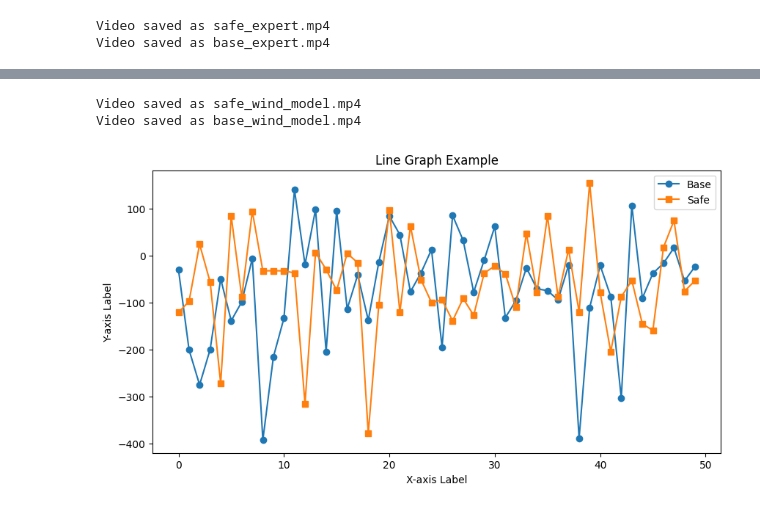
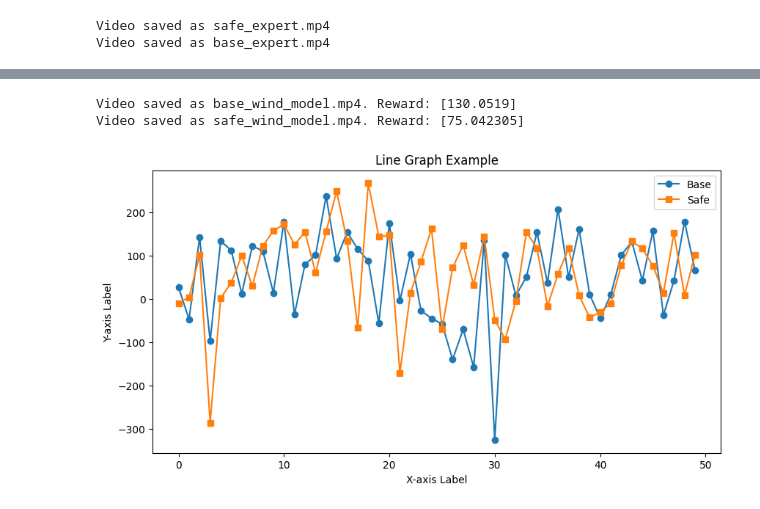
Before and after one commit to git-yogesh/SafeRL, a Jupyter notebook: Final Project.ipynb, the cells around one changed output, grey strips where cells are left out. Saved outputs shown, nothing was run; the diff lists cells and outputs as text; code cells hidden in the pictures.

```diff
--- a/Final Project.ipynb
+++ b/Final Project.ipynb
@@ -254,38 +324,51 @@ AttributeError: 'PPO' object has no attribute 'select_action'
 # %%
-reseed(77)
+reseed(145)
 
-safe_expert_wind_actor = PPOActor(ckpt=safe_ckpt + "_wind", environment=vec_env_base_wind_1)
-base_expert_wind_actor = PPOActor(ckpt=base_ckpt + "_wind", environment=vec_env_base_wind_1)
+vec_env_base_wind_1 = make_vec_env('LunarLander-v2', n_envs=1, wrapper_class=SafeLunarLanderWrapper, env_kwargs={"enable_wind": False,
+    "wind_power": 20.0}, wrapper_kwargs={"debug": True})
+
+base_expert_wind_actor = PPOActor(ckpt=base_ckpt + "_wind_1", environment=vec_env_base_wind_1)
+
+safe_expert_wind_actor = PPOActor(ckpt=safe_ckpt + "_wind_1", environment=vec_env_base_wind_1)
+
+visualize(vec_env_base_wind_1, algorithm=base_expert_wind_actor, video_name="base_wind_model")
 
 visualize(vec_env_base_wind_1, algorithm=safe_expert_wind_actor, video_name="safe_wind_model")
-visualize(vec_env_base_wind_1, algorithm=base_expert_wind_actor, video_name="base_wind_model")
 # %% [output]
-Video saved as safe_wind_model.mp4
-Video saved as base_wind_model.mp4
+Video saved as base_wind_model.mp4. Reward: [130.0519]
+Video saved as safe_wind_model.mp4. Reward: [75.042305]
 # %%
 import matplotlib.pyplot as plt
 
 # Sample data
+reseed(77)
+
+vec_env_base_wind_1 = make_vec_env('LunarLander-v2', n_envs=1, wrapper_class=SafeLunarLanderWrapper, env_kwargs={"enable_wind": True,
+    "wind_power": 10.0}, wrapper_kwargs={"debug": False})
+
 _, y1 = evaluate_policy(base_expert_wind_actor, environment=vec_env_base_wind_1, num_episodes=50)
+
+reseed(77)
+
 _, y2 = evaluate_policy(safe_expert_wind_actor, environment=vec_env_base_wind_1, num_episodes=50)
 
 
 x = [x for x in range(len(y1))]
 
 # Creating the plot
 plt.figure(figsize=(10, 5))  # Set the figure size
 plt.plot(x, y1, label='Base', marker='o')  # Plot the first line
 plt.plot(x, y2, label='Safe', marker='s')  # Plot the second line
 
 # Adding titles and labels
 plt.title('Line Graph Example')
 plt.xlabel('X-axis Label')
 plt.ylabel('Y-axis Label')
 
 # Show legend
 plt.legend()
 
 # Show the plot
 plt.show()
 # %% [output]
-[figure, old version]
+[figure, new version]
```
Also changed, not shown: parts of 1 cell of this notebook, 8 other files.
